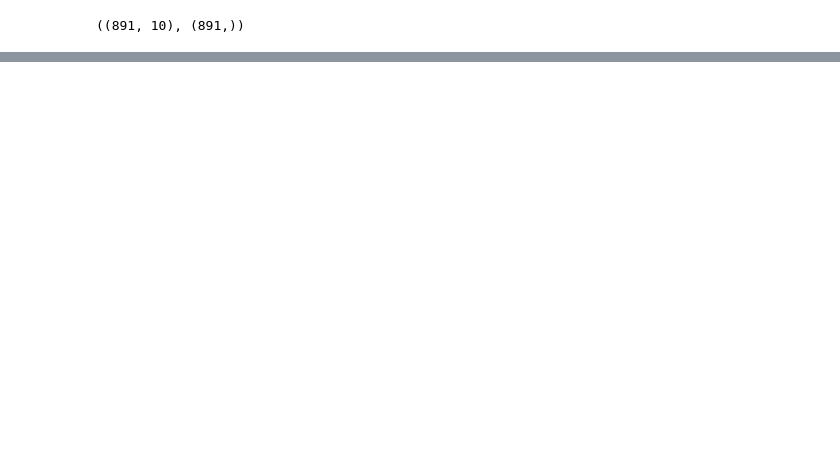
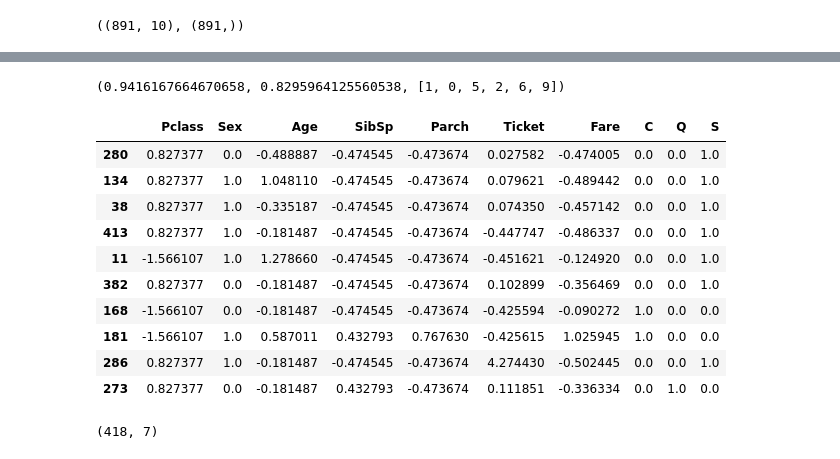
Before and after one commit to mzignis/titanic, a Jupyter notebook: models.ipynb, the cells around one changed output, grey strips where cells are left out. Saved outputs shown, nothing was run; the diff lists cells and outputs as text; code cells hidden in the pictures; blank space fills up the shorter version.

Commit message:
add model - 77%

```diff
--- a/models.ipynb
+++ b/models.ipynb
@@ -125,0 +307,40 @@ F1:       80.13%
+# %%
+best_match = None
+features = [1, 0, 5, 2, 6, 9, 7]
+
+for idx, _ in enumerate(features):
+    new_x_train = x_train[:, features[:idx+1]]
+    new_x_test = x_test[:, features[:idx+1]]
+
+    train_score, test_score = score_model(model, new_x_train, y_train, new_x_test, y_test, verbose=False)
+
+    if not best_match:
+        best_match = train_score, test_score, features[:idx+1]
+        continue
+
+    if train_score >= best_match[0] and test_score >= best_match[1]:
+        best_match = train_score, test_score, features[:idx+1]
+
+best_match
+# %% [output]
+(0.9416167664670658, 0.8295964125560538, [1, 0, 5, 2, 6, 9])
+# %%
+test_data = pd.read_csv(os.path.join(data_dir, 'test_preprocessed.csv'), index_col=0)
+test_data.sample(10)
+# %% [output]
+|  | Pclass | Sex | Age | SibSp | Parch | Ticket | Fare | C | Q | S |
+| 280 | 0.827377 | 0.0 | -0.488887 | -0.474545 | -0.473674 | 0.027582 | -0.474005 | 0.0 | 0.0 | 1.0 |
+| 134 | 0.827377 | 1.0 | 1.048110 | -0.474545 | -0.473674 | 0.079621 | -0.489442 | 0.0 | 0.0 | 1.0 |
+| 38 | 0.827377 | 1.0 | -0.335187 | -0.474545 | -0.473674 | 0.074350 | -0.457142 | 0.0 | 0.0 | 1.0 |
+| 413 | 0.827377 | 1.0 | -0.181487 | -0.474545 | -0.473674 | -0.447747 | -0.486337 | 0.0 | 0.0 | 1.0 |
+| 11 | -1.566107 | 1.0 | 1.278660 | -0.474545 | -0.473674 | -0.451621 | -0.124920 | 0.0 | 0.0 | 1.0 |
+| 382 | 0.827377 | 0.0 | -0.181487 | -0.474545 | -0.473674 | 0.102899 | -0.356469 | 0.0 | 0.0 | 1.0 |
+| 168 | -1.566107 | 0.0 | -0.181487 | -0.474545 | -0.473674 | -0.425594 | -0.090272 | 1.0 | 0.0 | 0.0 |
+| 181 | -1.566107 | 1.0 | 0.587011 | 0.432793 | 0.767630 | -0.425615 | 1.025945 | 1.0 | 0.0 | 0.0 |
+| 286 | 0.827377 | 1.0 | -0.181487 | -0.474545 | -0.473674 | 4.274430 | -0.502445 | 0.0 | 0.0 | 1.0 |
+| 273 | 0.827377 | 0.0 | -0.181487 | 0.432793 | -0.473674 | 0.111851 | -0.336334 | 0.0 | 1.0 | 0.0 |
+# %%
+x_valid = test_data.values[:, [1, 0, 5, 2, 6, 9, 7]]
+x_valid.shape
+# %% [output]
+(418, 7)
```
Also changed, not shown: parts of 23 cells of this notebook.
